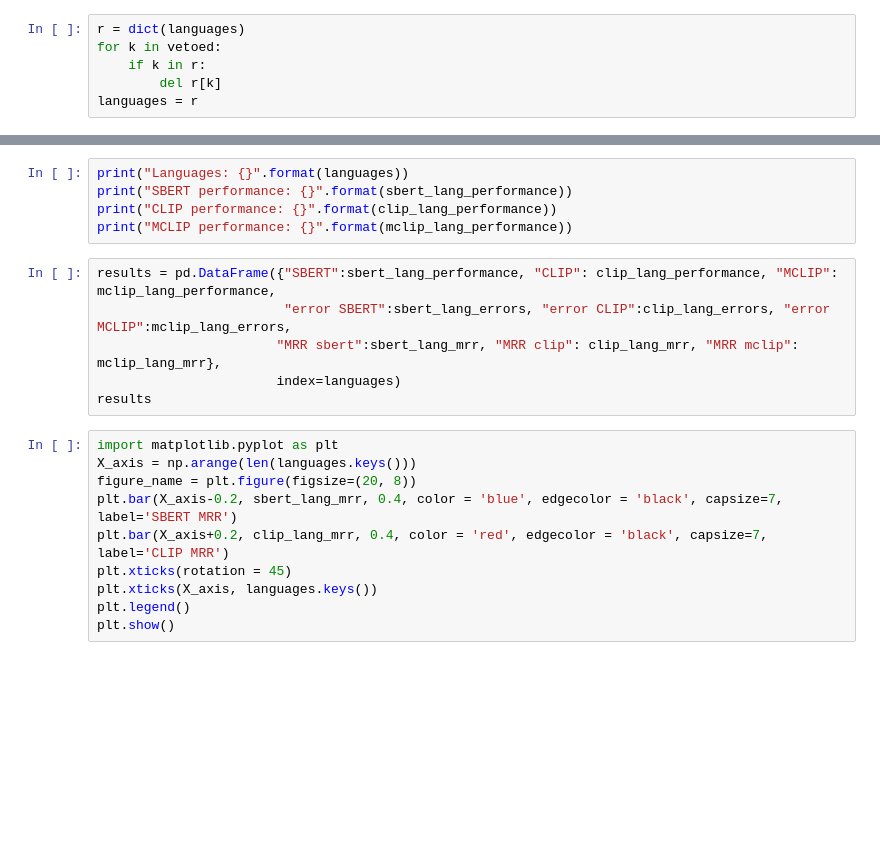
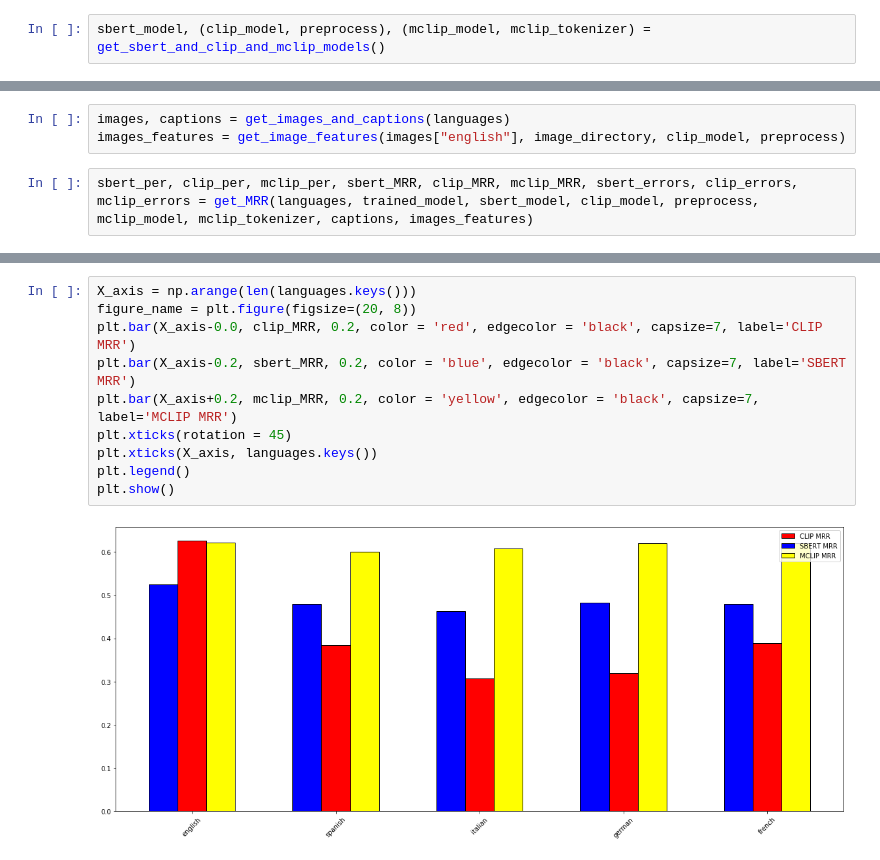
Before and after one commit to ancordovag/SCLIP, a Jupyter notebook: experiment-three.ipynb, the cells around one changed output, grey strips where cells are left out. Saved outputs shown, nothing was run; the diff lists cells and outputs as text; blank space fills up the shorter version.

Commit message:
MCLIP working

```diff
--- a/experiment-three.ipynb
+++ b/experiment-three.ipynb
@@ -278,6 +290,2 @@ TypeError: 'tuple' object is not callable
-# %%
-r = dict(languages)
-for k in vetoed:
-    if k in r:
-        del r[k]
-languages = r
+# %%
+sbert_model, (clip_model, preprocess), (mclip_model, mclip_tokenizer) = get_sbert_and_clip_and_mclip_models()
@@ -283,0 +299,5 @@ languages = r
+# %%
+images, captions = get_images_and_captions(languages)
+images_features = get_image_features(images["english"], image_directory, clip_model, preprocess)
+# %%
+sbert_per, clip_per, mclip_per, sbert_MRR, clip_MRR, mclip_MRR, sbert_errors, clip_errors, mclip_errors = get_MRR(languages, trained_model, sbert_model, clip_model, preprocess, mclip_model, mclip_tokenizer, captions, images_features)
@@ -284,21 +331,12 @@ languages = r
 # %%
-print("Languages: {}".format(languages))
-print("SBERT performance: {}".format(sbert_lang_performance))
-print("CLIP performance: {}".format(clip_lang_performance))
-print("MCLIP performance: {}".format(mclip_lang_performance))
+X_axis = np.arange(len(languages.keys()))
+figure_name = plt.figure(figsize=(20, 8))
+plt.bar(X_axis-0.0, clip_MRR, 0.2, color = 'red', edgecolor = 'black', capsize=7, label='CLIP MRR')
+plt.bar(X_axis-0.2, sbert_MRR, 0.2, color = 'blue', edgecolor = 'black', capsize=7, label='SBERT MRR')
+plt.bar(X_axis+0.2, mclip_MRR, 0.2, color = 'yellow', edgecolor = 'black', capsize=7, label='MCLIP MRR')
+plt.xticks(rotation = 45)
+plt.xticks(X_axis, languages.keys())
+plt.legend()
+plt.show()
+# %% [output]
+[figure, added]
-# %%
-results = pd.DataFrame({"SBERT":sbert_lang_performance, "CLIP": clip_lang_performance, "MCLIP": mclip_lang_performance,
-                        "error SBERT":sbert_lang_errors, "error CLIP":clip_lang_errors, "error MCLIP":mclip_lang_errors,
-                       "MRR sbert":sbert_lang_mrr, "MRR clip": clip_lang_mrr, "MRR mclip": mclip_lang_mrr},
-                       index=languages)
-results
-# %%
-import matplotlib.pyplot as plt
-X_axis = np.arange(len(languages.keys()))
-figure_name = plt.figure(figsize=(20, 8))
-plt.bar(X_axis-0.2, sbert_lang_mrr, 0.4, color = 'blue', edgecolor = 'black', capsize=7, label='SBERT MRR')
-plt.bar(X_axis+0.2, clip_lang_mrr, 0.4, color = 'red', edgecolor = 'black', capsize=7, label='CLIP MRR')
-plt.xticks(rotation = 45)
-plt.xticks(X_axis, languages.keys())
-plt.legend()
-plt.show()
```
Also changed, not shown: parts of 18 cells of this notebook, 3 other files.
